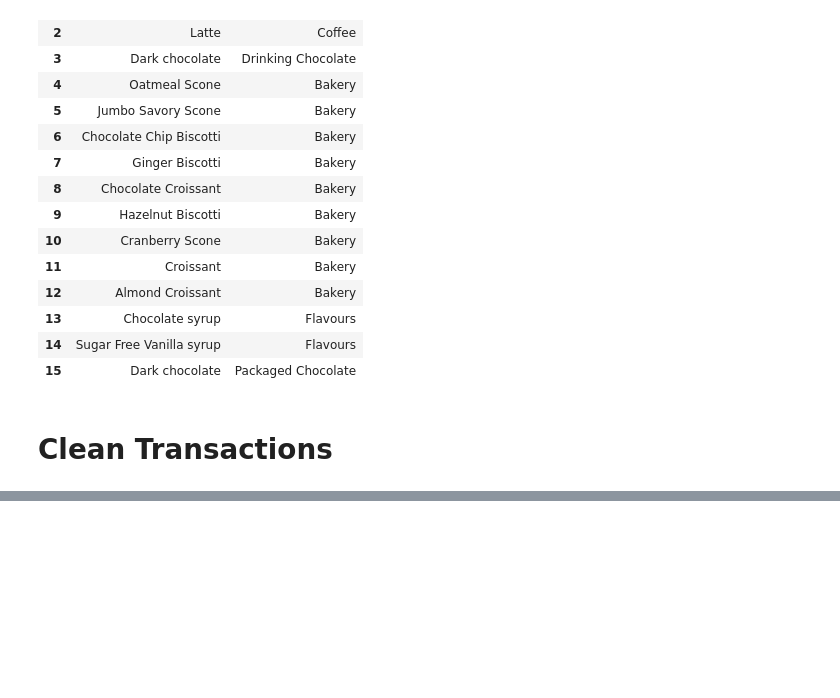
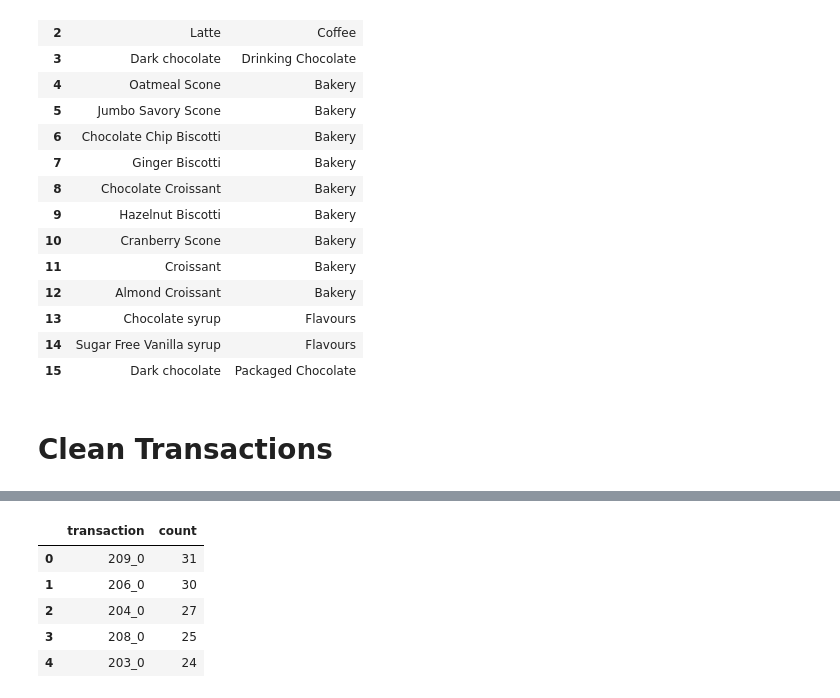
Before and after one commit to koooolaaaa/Coffe-Shop-App, a Jupyter notebook: python_code/recommendation_engine_training.ipynb, the cells around one changed output, grey strips where cells are left out. Saved outputs shown, nothing was run; the diff lists cells and outputs as text; code cells hidden in the pictures; blank space fills up the shorter version.

```diff
--- a/python_code/recommendation_engine_training.ipynb
+++ b/python_code/recommendation_engine_training.ipynb
@@ -120,0 +132,10 @@ dataset[['product', 'product_category']].drop_duplicates().reset_index(drop=True
+# %%
+num_of_items_for_each_transaction = dataset['transaction'].value_counts().reset_index()
+num_of_items_for_each_transaction.head()
+# %% [output]
+|  | transaction | count |
+| 0 | 209_0 | 31 |
+| 1 | 206_0 | 30 |
+| 2 | 204_0 | 27 |
+| 3 | 208_0 | 25 |
+| 4 | 203_0 | 24 |
```
Also changed, not shown: parts of 6 cells of this notebook.
